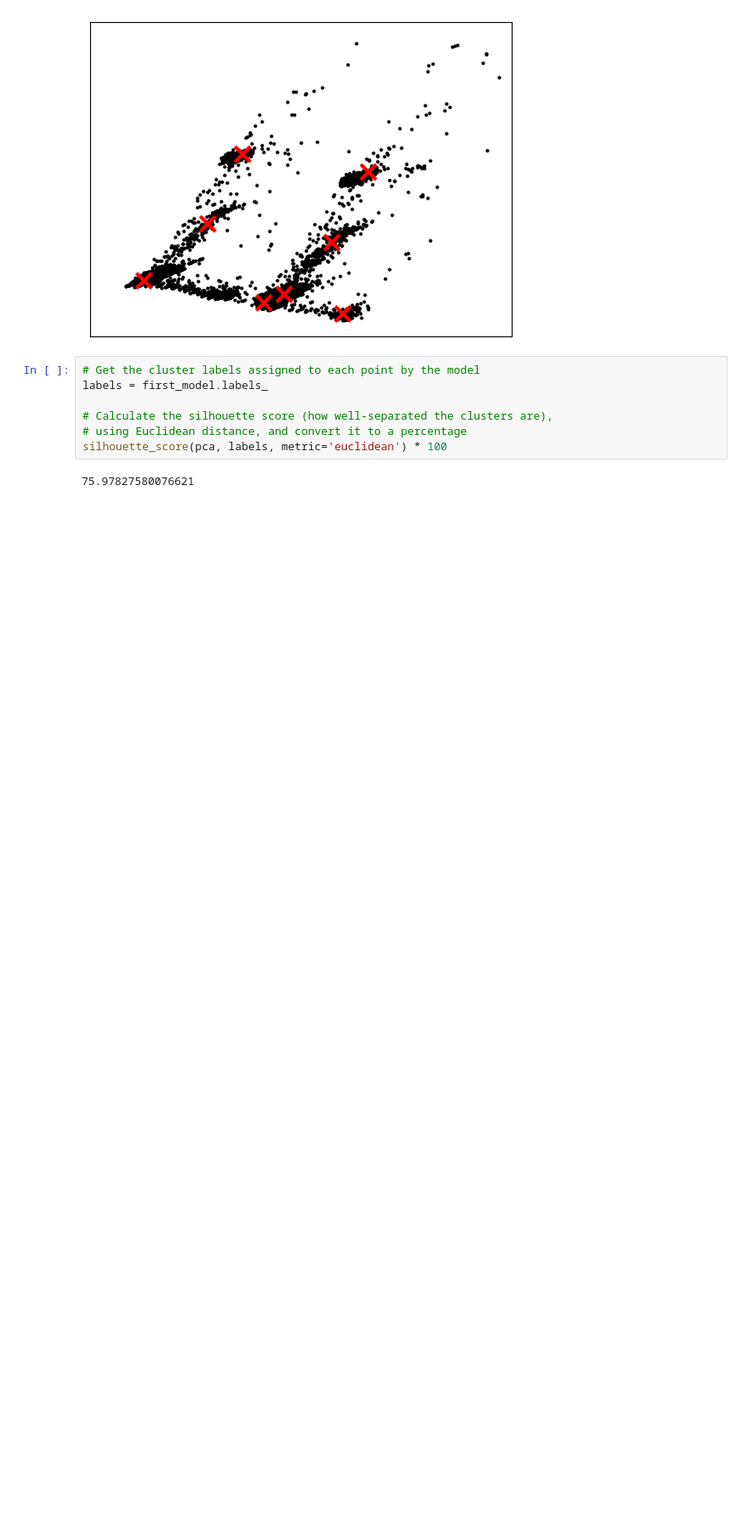
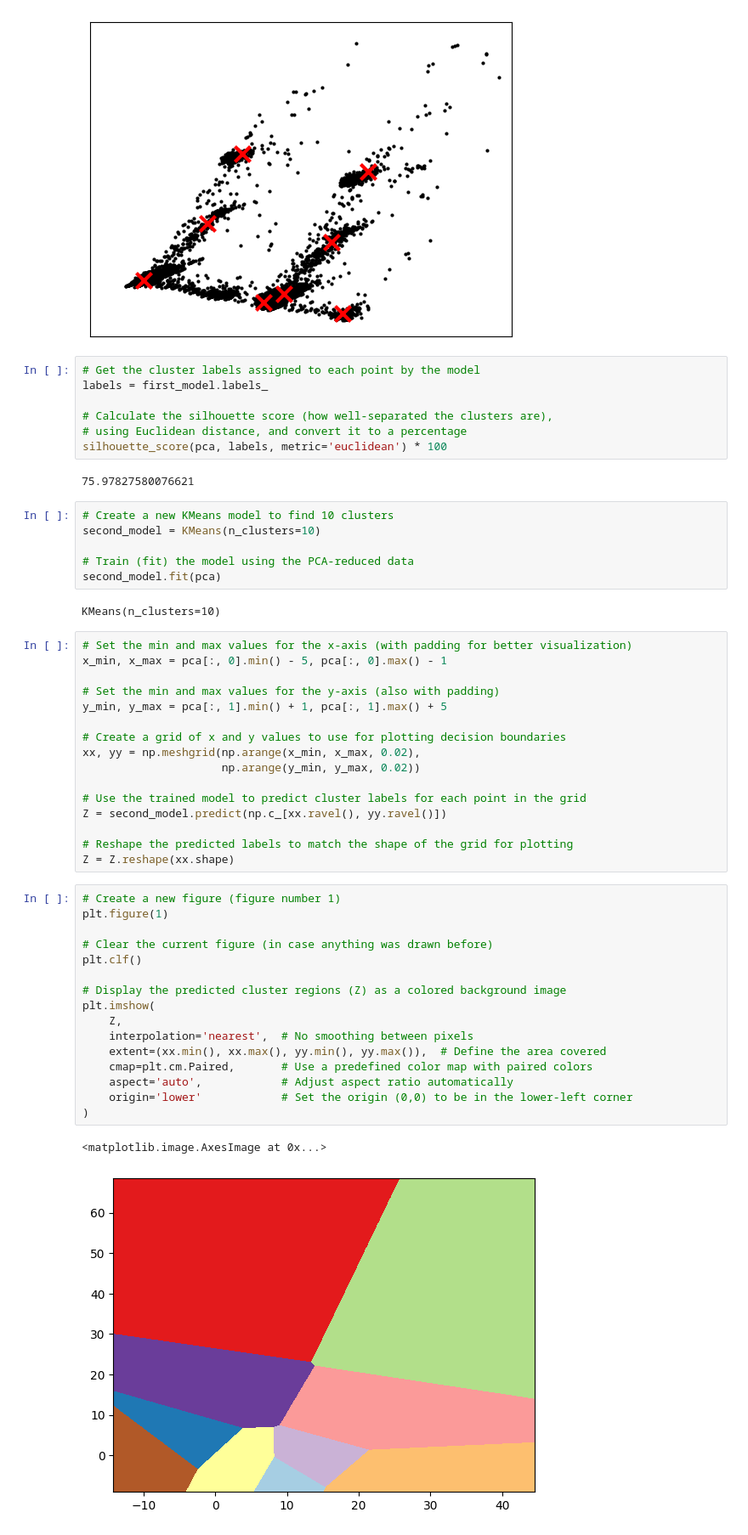
Before and after one commit to Filip3Owl/unsupervised-energy-clustering, a Jupyter notebook: notebook/energy-consumption.ipynb, the cells around one changed output. Shown at 85% size. Saved outputs shown, nothing was run; the diff lists cells and outputs as text; blank space fills up the shorter version.

Commit message:
feat: Cluster Decision Boundary Plot, model v2

```diff
--- a/notebook/energy-consumption.ipynb
+++ b/notebook/energy-consumption.ipynb
@@ -291,3 +291,46 @@ labels = first_model.labels_
 silhouette_score(pca, labels, metric='euclidean') * 100
 # %% [output]
 75.97827580076621
+# %%
+# Create a new KMeans model to find 10 clusters
+second_model = KMeans(n_clusters=10)
+
+# Train (fit) the model using the PCA-reduced data
+second_model.fit(pca)
+# %% [output]
+KMeans(n_clusters=10)
+# %%
+# Set the min and max values for the x-axis (with padding for better visualization)
+x_min, x_max = pca[:, 0].min() - 5, pca[:, 0].max() - 1
+
+# Set the min and max values for the y-axis (also with padding)
+y_min, y_max = pca[:, 1].min() + 1, pca[:, 1].max() + 5
+
+# Create a grid of x and y values to use for plotting decision boundaries
+xx, yy = np.meshgrid(np.arange(x_min, x_max, 0.02),
+                     np.arange(y_min, y_max, 0.02))
+
+# Use the trained model to predict cluster labels for each point in the grid
+Z = second_model.predict(np.c_[xx.ravel(), yy.ravel()])
+
+# Reshape the predicted labels to match the shape of the grid for plotting
+Z = Z.reshape(xx.shape)
+# %%
+# Create a new figure (figure number 1)
+plt.figure(1)
+
+# Clear the current figure (in case anything was drawn before)
+plt.clf()
+
+# Display the predicted cluster regions (Z) as a colored background image
+plt.imshow(
+    Z,
+    interpolation='nearest',  # No smoothing between pixels
+    extent=(xx.min(), xx.max(), yy.min(), yy.max()),  # Define the area covered
+    cmap=plt.cm.Paired,       # Use a predefined color map with paired colors
+    aspect='auto',            # Adjust aspect ratio automatically
+    origin='lower'            # Set the origin (0,0) to be in the lower-left corner
+)
+# %% [output]
+<matplotlib.image.AxesImage at 0x...>
+[figure, added]
```
